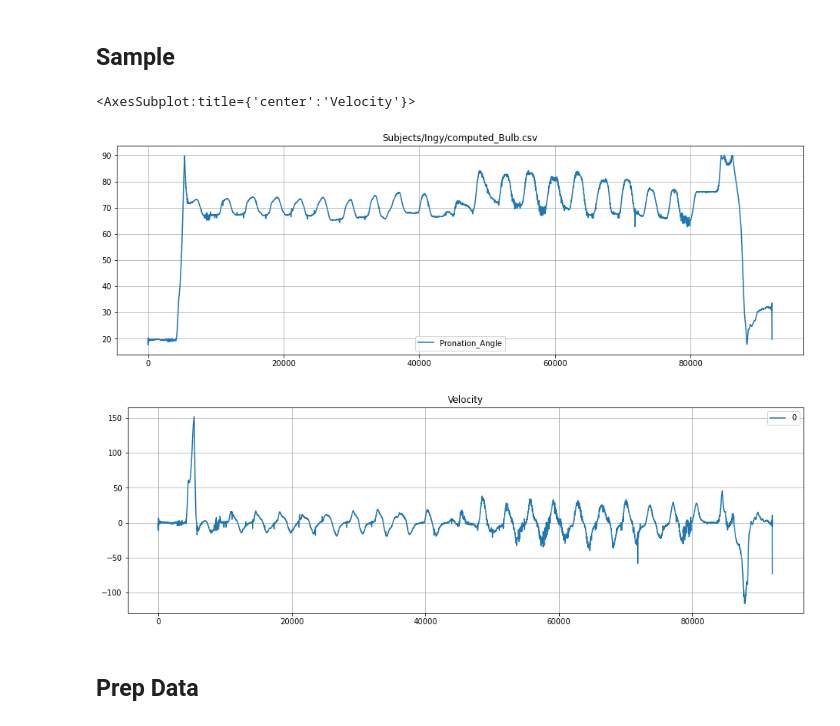
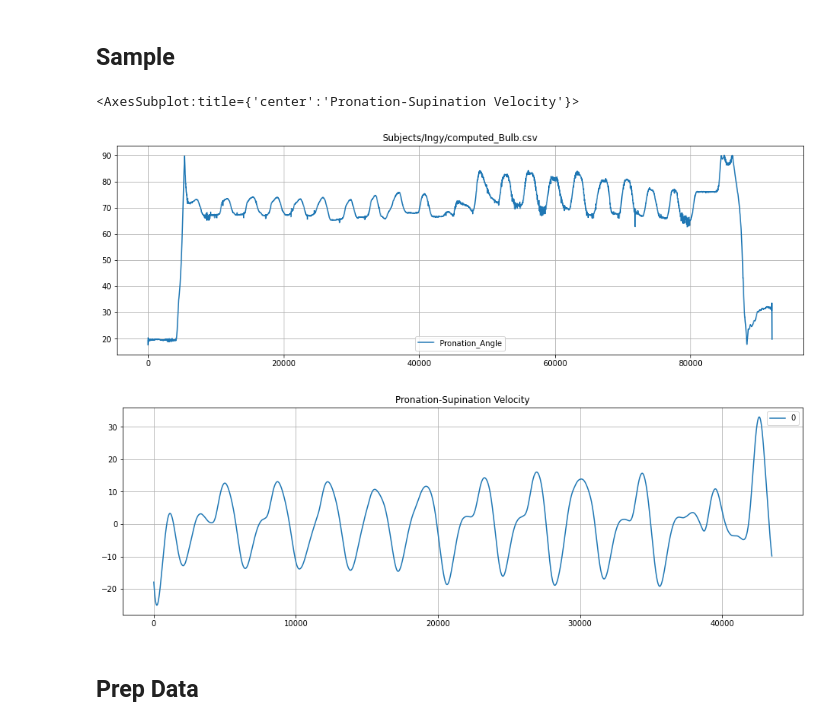
Before and after one commit to fazildgr8/wrist_control_CNN_AWEAR, a Jupyter notebook: Prosup_regression.ipynb, the cells around one changed output. Saved outputs shown, nothing was run; the diff lists cells and outputs as text; code cells hidden in the pictures.

```diff
--- a/Prosup_regression.ipynb
+++ b/Prosup_regression.ipynb
@@ -23,20 +23,19 @@ from scipy import signal
 # %%
 file = 'Subjects/Ingy/computed_Bulb.csv'
 emg_labels = ['EMG1','EMG2','EMG3','EMG4','EMG5','EMG6','EMG7','EMG8']
 angle_lables = ['Pronation_Angle'] # 'Pronation_Angle','Flexion_Angle',  'Radial_Angle','Elbow_Joint_Angle'
 df = pd.read_csv(file,index_col=0)#[62500:69000]#[4500:85000]#[72500:82500]
 df[angle_lables].plot(figsize=(16,5),title=file,grid=True)
 
-# arr = np.diff([0]+list(df['Pronation_Angle']))
 arr = np.diff(list(df['Pronation_Angle'])+[list(df['Pronation_Angle'].values)[-1]])
 arr = arr/(1/2000)
-b,a = signal.butter(1, 1,fs=2000)
+b,a = signal.butter(3, 1,fs=2000)
 arr = signal.lfilter(b, a,arr)
-pd.DataFrame(arr).plot(figsize=(16,5),title='Velocity',grid=True)
+pd.DataFrame(arr[6500:50000]).plot(figsize=(16,5),title='Pronation-Supination Velocity',grid=True)
 # %% [output]
-<AxesSubplot:title={'center':'Velocity'}>
+<AxesSubplot:title={'center':'Pronation-Supination Velocity'}>
 [figure]
-[figure, old version]
+[figure, new version]
 # %%
 def preprocessor_arr(emg_arr):
     fs = 2000
```
Also changed, not shown: parts of 9 cells of this notebook, 29 other files.
